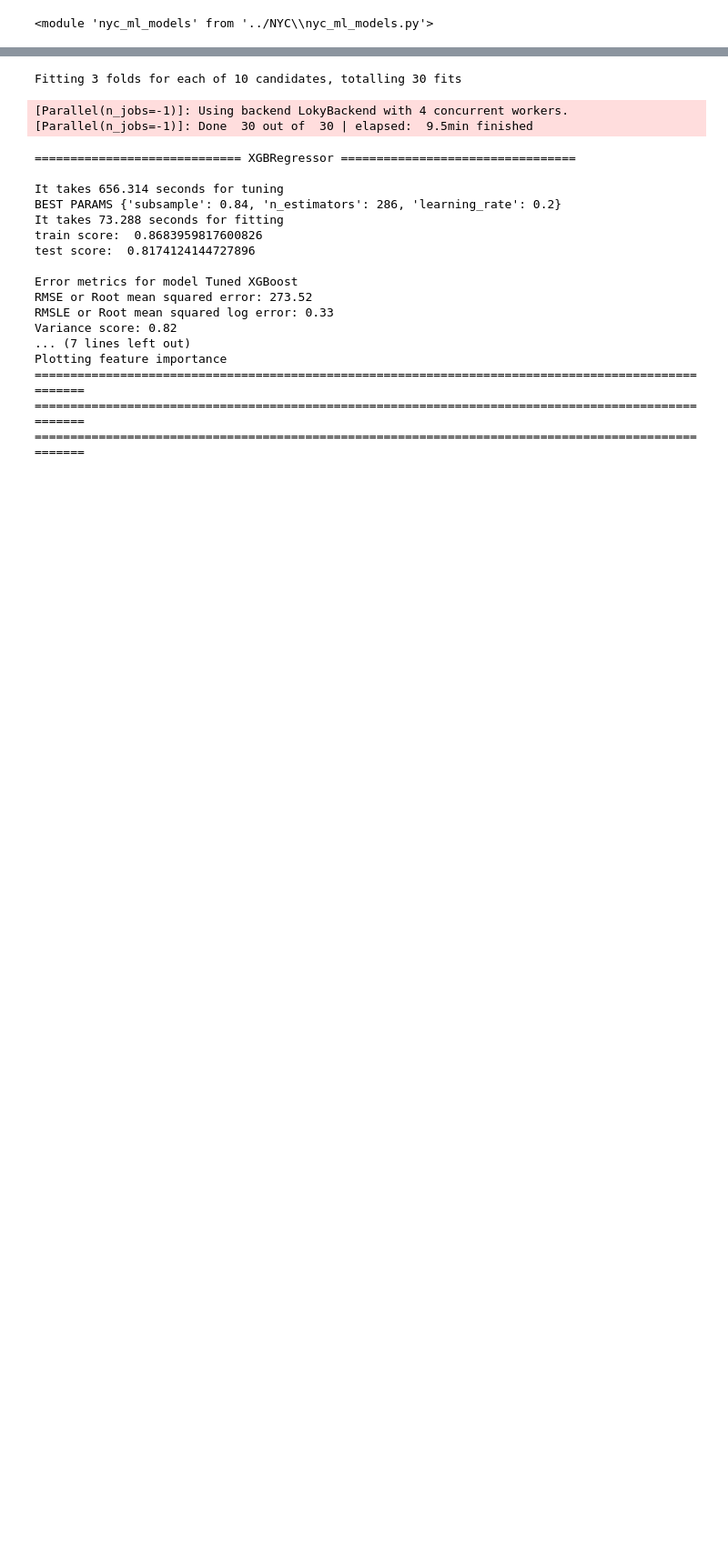
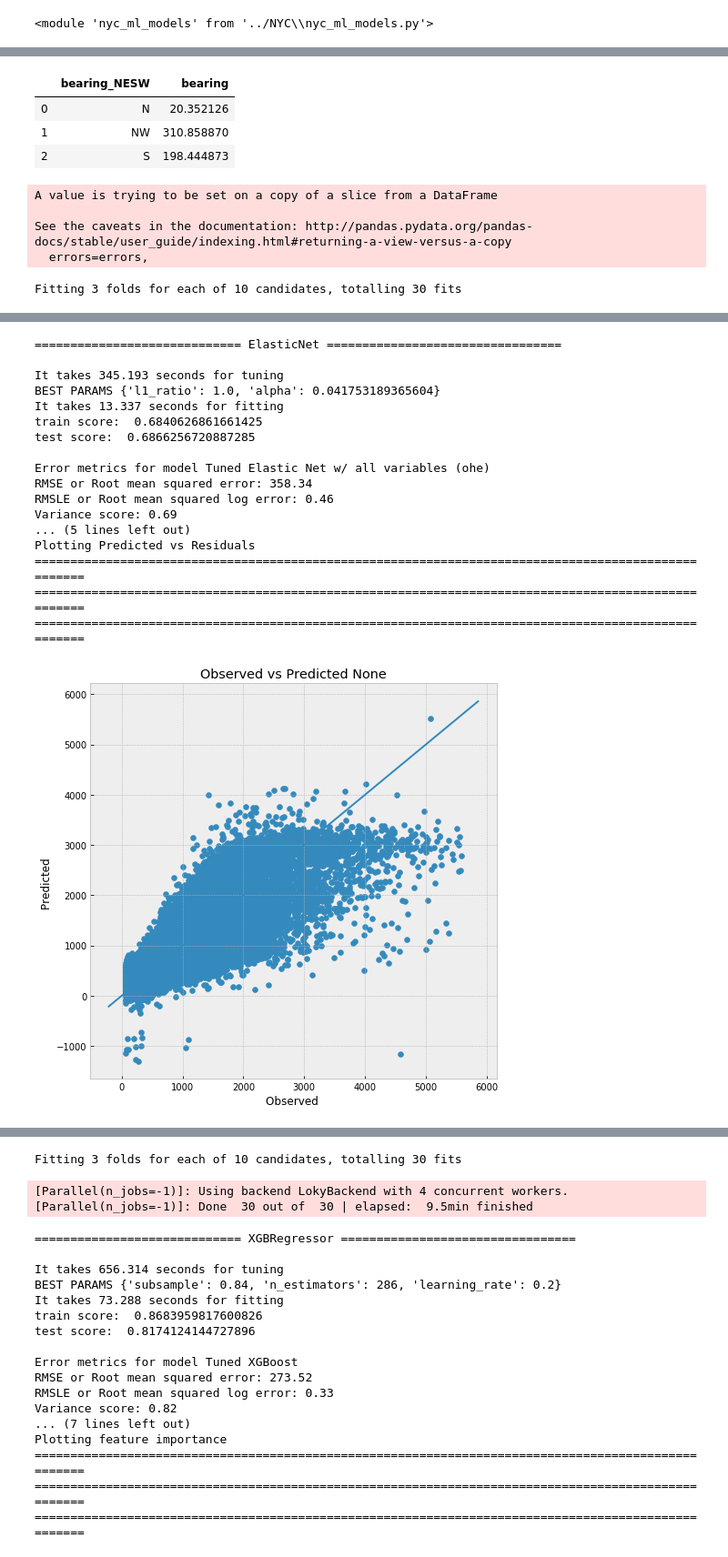
Before and after one commit to pratha19/NYC_taxi_trip_duration, a Jupyter notebook: notebooks/Further tuning RF and XGBoost.ipynb, the cells around one changed output, grey strips where cells are left out. Shown: that part at 91% size. Cells and saved outputs as stored; diff of their text form; code cells hidden in the pictures; blank space fills up the shorter version.

Commit message:
Adding a notebook which includes further experimentation with the ML models

```diff
--- a/notebooks/Further tuning RF and XGBoost.ipynb
+++ b/notebooks/Further tuning RF and XGBoost.ipynb
@@ -52,0 +112,40 @@ cols_to = ['vendorid', 'passenger_count', 'pickup_longitude', 'pickup_latitude',
+# %%
+tp_df[['bearing_NESW', 'bearing']].head(3)
+# %% [output]
+|  | bearing_NESW | bearing |
+| 0 | N | 20.352126 |
+| 1 | NW | 310.858870 |
+| 2 | S | 198.444873 |
+# %%
+ENLR_df = tp_df.copy()
+# %%
+# One hot encoding the categorical variables
+ENLR_df = pd.get_dummies(ENLR_df, prefix = ["pickup_cluster", "dropoff_cluster", "direction"],
+                         columns = ['pickup_zone_cluster', 'dropoff_zone_cluster', 'bearing_NESW'], drop_first=True)
+# %%
+# Selecting the variables for ENR model
+cols_to_ENLR = [col for col in ENLR_df.columns if col not in ['vendorid','pickup_date', 'pickup_datetime', 'dropoff_datetime',
+                                                              'pickup_zone_cluster', 'dropoff_zone_cluster', 'bearing',
+                                                               'store_and_fwd_flag', 'speed_mph', 'trip_bins_minutes',
+                                                                '__label', 'pickup_taxizone_id', 'dropoff_taxizone_id',
+                                                                'pickup_borough', 'dropoff_borough', 'trip_bins_speed',
+                                                                 'bearing']]
+# %%
+# Tuning and fitting the model
+params_LR = {'l1_ratio' : np.linspace(0, 1, 30),
+                  'alpha' : np.logspace(-2, 0, 30)
+                 }
+
+ENLR_reg = ElasticNet()
+# %%
+# We will use Standard Scaler to scale the X variables
+model_ENLR, X_train_enlr, y_train_enlr, X_test_enlr, y_test_enlr = nyc_ml_models.do_regression(ENLR_reg, params_LR,
+                                                        ENLR_df[cols_to_ENLR], dict_err,
+                                                        model_name = "Tuned Elastic Net w/ all variables (ohe)",
+                                                        test_size = 0.3, fourier = True, scale = True)
+# %% [output]
+A value is trying to be set on a copy of a slice from a DataFrame
+
+See the caveats in the documentation: http://pandas.pydata.org/pandas-docs/stable/user_guide/indexing.html#returning-a-view-versus-a-copy
+  errors=errors,
+Fitting 3 folds for each of 10 candidates, totalling 30 fits
@@ -52,0 +154,18 @@ cols_to = ['vendorid', 'passenger_count', 'pickup_longitude', 'pickup_latitude',
+============================= ElasticNet =================================
+
+It takes 345.193 seconds for tuning
+BEST PARAMS {'l1_ratio': 1.0, 'alpha': 0.041753189365604}
+It takes 13.337 seconds for fitting
+train score:  0.6840626861661425
+test score:  0.6866256720887285
+
+Error metrics for model Tuned Elastic Net w/ all variables (ohe)
+RMSE or Root mean squared error: 358.34
+RMSLE or Root mean squared log error: 0.46
+Variance score: 0.69
+... (5 lines left out)
+Plotting Predicted vs Residuals
+====================================================================================================
+====================================================================================================
+====================================================================================================
+[figure, added]
```
Also changed, not shown: parts of 20 cells of this notebook, 4 other files.
